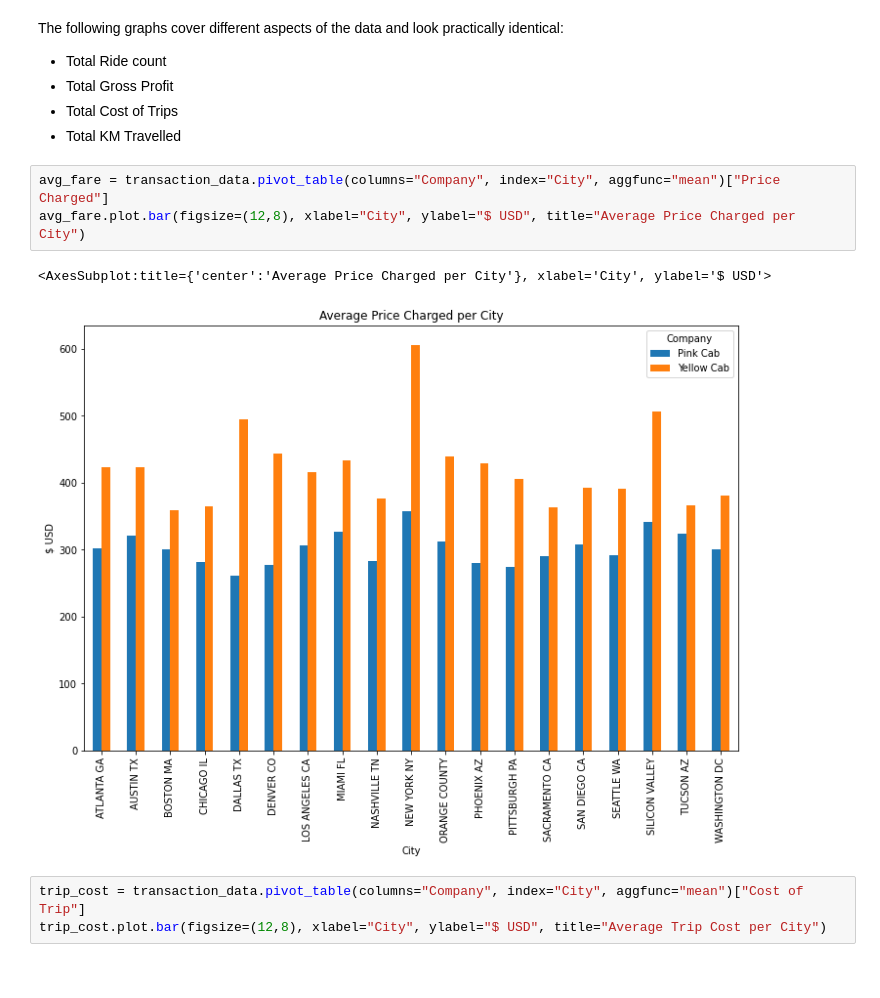
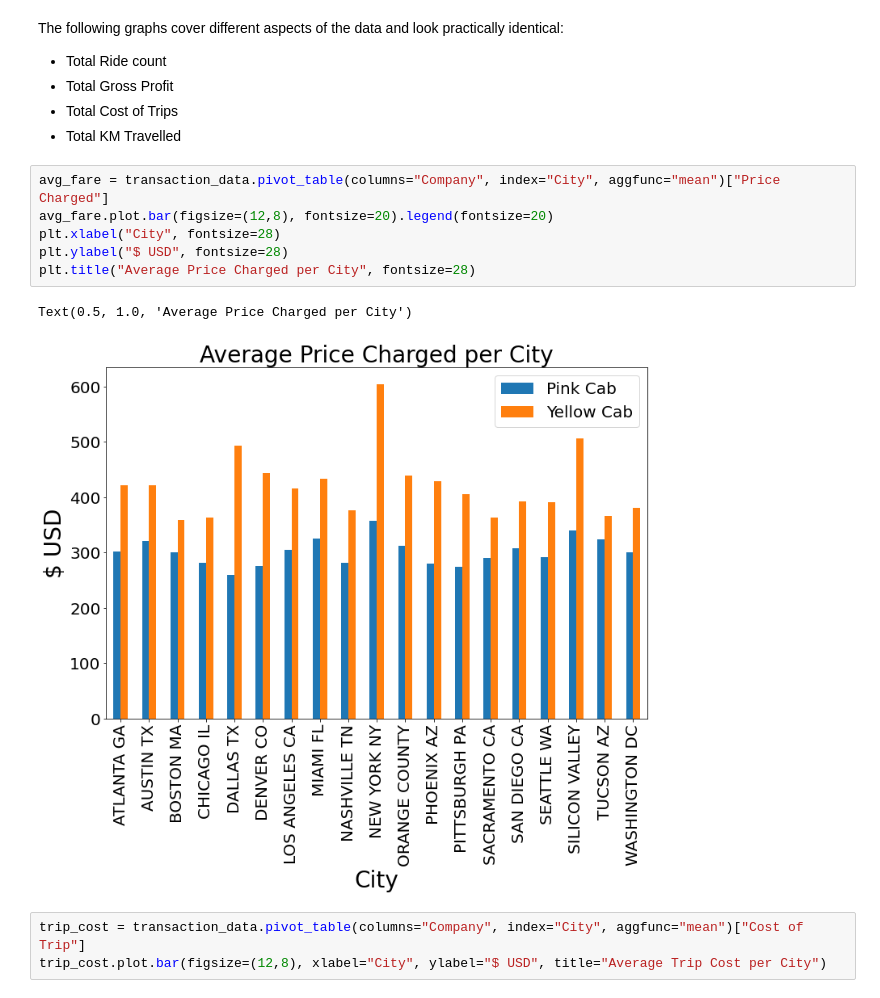
Before and after one commit to Bag0niku/Cab-Investments, a Jupyter notebook: Analysis/EDA.ipynb, the cells around one changed output. Cells and saved outputs as stored; diff of their text form.

```diff
--- a/Analysis/EDA.ipynb
+++ b/Analysis/EDA.ipynb
@@ -367,10 +495,13 @@ The following graphs cover different aspects of the data and look practically id
  * Total KM Travelled
 # %%
 avg_fare = transaction_data.pivot_table(columns="Company", index="City", aggfunc="mean")["Price Charged"]
-avg_fare.plot.bar(figsize=(12,8), xlabel="City", ylabel="$ USD", title="Average Price Charged per City")
+avg_fare.plot.bar(figsize=(12,8), fontsize=20).legend(fontsize=20)
+plt.xlabel("City", fontsize=28)
+plt.ylabel("$ USD", fontsize=28)
+plt.title("Average Price Charged per City", fontsize=28)
 # %% [output]
-<AxesSubplot:title={'center':'Average Price Charged per City'}, xlabel='City', ylabel='$ USD'>
+Text(0.5, 1.0, 'Average Price Charged per City')
-[figure, old version]
+[figure, new version]
 # %%
 trip_cost = transaction_data.pivot_table(columns="Company", index="City", aggfunc="mean")["Cost of Trip"]
 trip_cost.plot.bar(figsize=(12,8), xlabel="City", ylabel="$ USD", title="Average Trip Cost per City")
```
Also changed, not shown: parts of 32 cells of this notebook, 6 other files.
